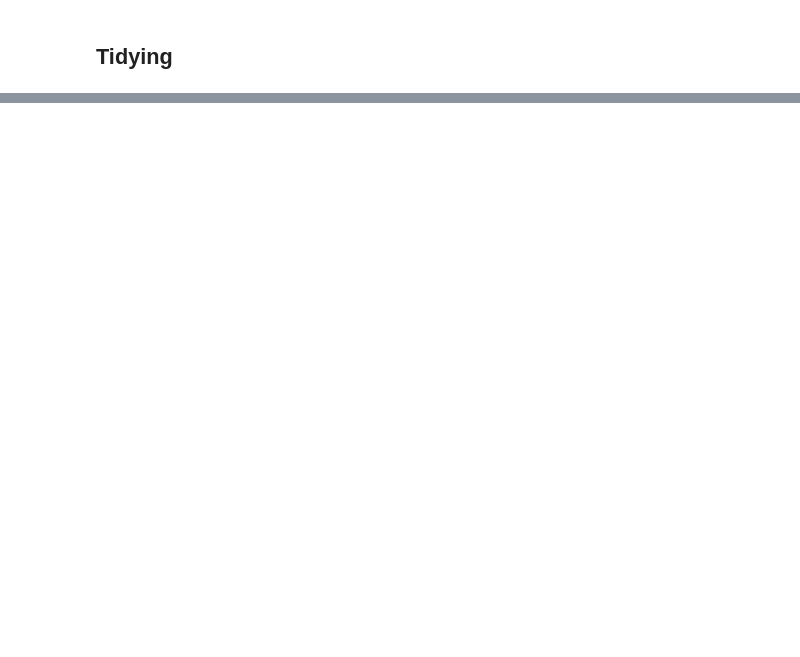
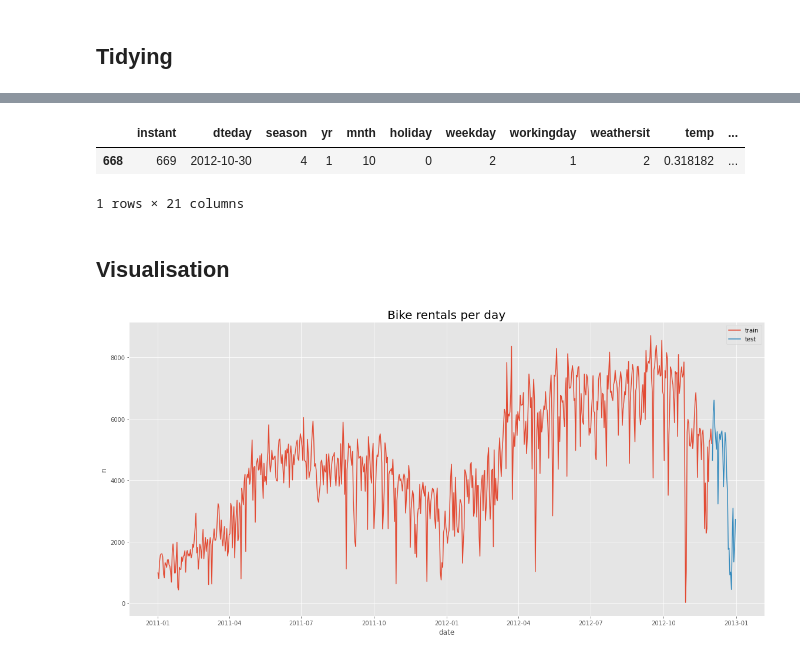
Before and after one commit to gabegm/bike-sharing, a Jupyter notebook: notebooks/main.ipynb, the cells around one changed output, grey strips where cells are left out. Drawn from its saved outputs; the diff is of its cells as text; code cells hidden in the pictures; blank space fills up the shorter version.

Commit message:
added new visualisations

```diff
--- a/notebooks/main.ipynb
+++ b/notebooks/main.ipynb
@@ -11,6 +8,17 @@ import numpy as np
+# %%
+import pandas as pd
+import numpy as np
+from datetime import timedelta
+from matplotlib import pyplot as plt
+import seaborn as sns
+from sklearn.ensemble import RandomForestRegressor
+
+%matplotlib inline
+plt.style.use("ggplot")
 # %%
 # read raw data
 df_all = pd.read_csv("../data/raw/day.csv")
+df_all.loc[:, "dteday"] = pd.to_datetime(df_all["dteday"])
 df_all.head()
 # %% [output]
 |  | instant | dteday | season | yr | mnth | holiday | weekday | workingday | weathersit | temp | ... |
@@ -68,0 +123,9 @@ df.describe()
+# %%
+df.loc[:, "temp_pct_change"] = df["temp"].pct_change().round(2)
+df.loc[:, "atemp_pct_change"] = df["atemp"].pct_change().round(2)
+df.loc[:, "hum_pct_change"] = df["hum"].pct_change().round(2)
+df.loc[:, "windspeed_pct_change"] = df["windspeed"].pct_change().round(2)
+df.loc[:, "casual_pct_change"] = df["casual"].pct_change().round(2)
+df.loc[:, "registered_pct_change"] = df["registered"].pct_change().round(2)
+df.loc[:, "cnt_pct_change"] = df["cnt"].pct_change().round(2)
+df.head()
@@ -68,0 +157,19 @@ df.describe()
+# %%
+df[df["cnt_pct_change"] > 10]
+# %% [output]
+|  | instant | dteday | season | yr | mnth | holiday | weekday | workingday | weathersit | temp | ... |
+| 668 | 669 | 2012-10-30 | 4 | 1 | 10 | 0 | 2 | 1 | 2 | 0.318182 | ... |
+1 rows × 21 columns
+# %% [markdown]
+## Visualisation
+# %%
+fig, ax = plt.subplots(figsize=(16,8))
+ax.set_title("Bike rentals per day", fontsize=20, fontweight=3)
+ax.set(xlabel="date", ylabel="n")
+sns.lineplot(x="dteday", y="cnt", data=df, label="train", ax=ax)
+sns.lineplot(x="dteday", y="cnt", data=df_last30, label="test", ax=ax)
+ax.legend()
+fig.tight_layout()
+fig.savefig("../figures/bike-rentals-per-day.png")
+# %% [output]
+[figure, added]
```
Also changed, not shown: parts of 19 cells of this notebook, 4 other files.
